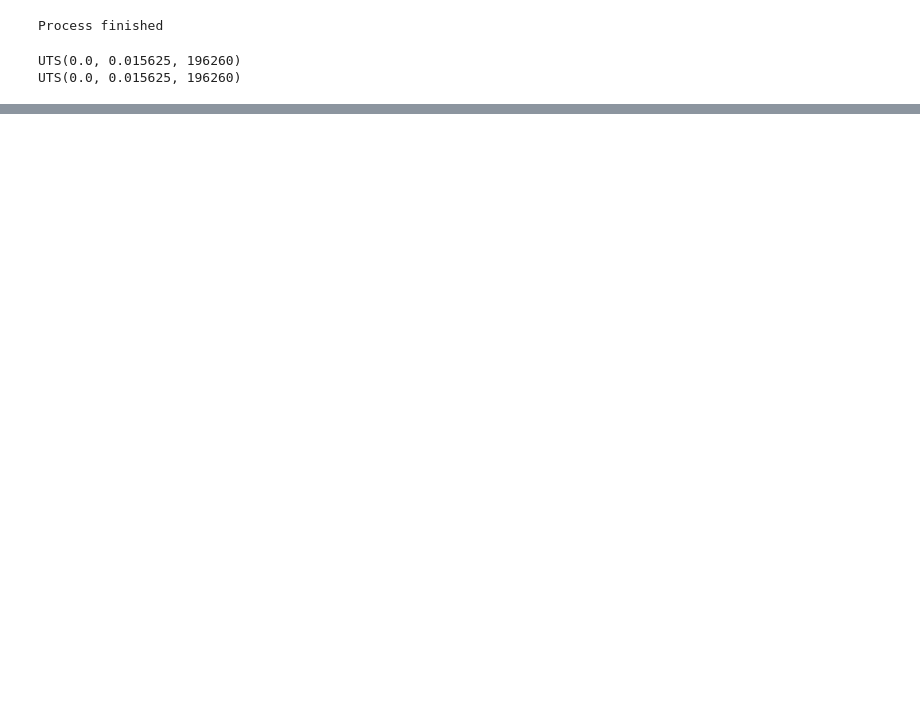
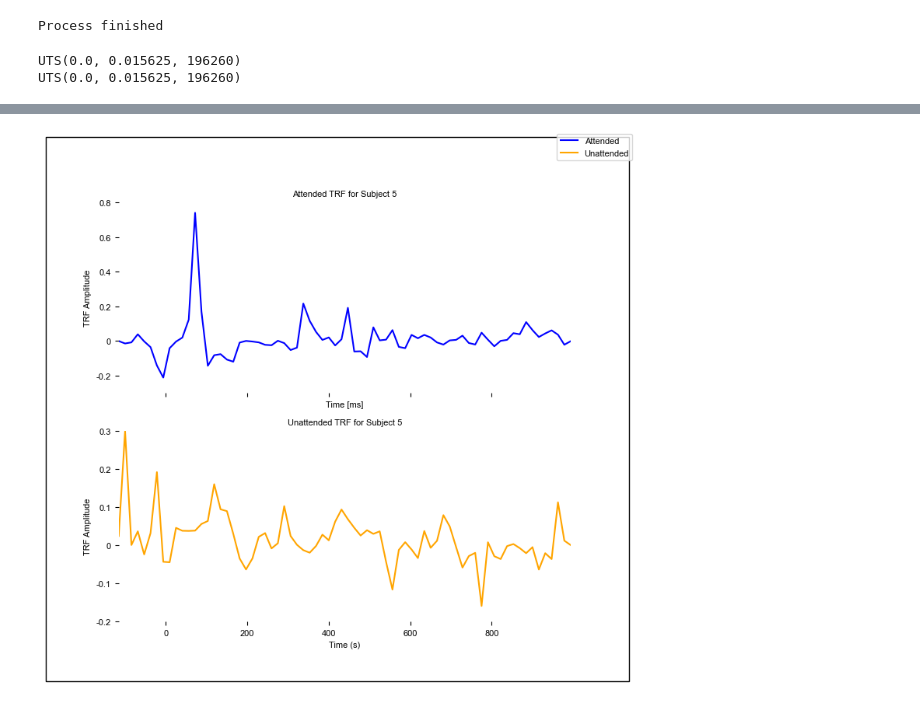
Before and after one commit to sylmester/cocoha, a Jupyter notebook: single-implementation/self-audio-processing.ipynb, the cells around one changed output, grey strips where cells are left out. Drawn from its saved outputs; the diff is of its cells as text; code cells hidden in the pictures; blank space fills up the shorter version.

Commit message:
Added figures to our own audio processing TRFs.

```diff
--- a/single-implementation/self-audio-processing.ipynb
+++ b/single-implementation/self-audio-processing.ipynb
@@ -427,0 +459,23 @@ AttributeError: 'NDVar' object has no attribute 'r'
+# %%
+# Load envelope TRFs for all subjects
+trfs = []
+r_values = []
+
+for subject in SUBJECTS:
+    attended_trf_path = TRF_DIR / subject / f'attended_{subject}_envelope_log_8band.pickle'
+    unattended_trf_path = TRF_DIR / subject / f'unattended_{subject}_envelope_log_8band.pickle'
+
+    if attended_trf_path.exists() and unattended_trf_path.exists():
+        trf_attended = eelbrain.load.unpickle(attended_trf_path)
+        trf_unattended = eelbrain.load.unpickle(unattended_trf_path)
+        trfs.append((trf_attended, trf_unattended))
+
+        r_values.append((trf_attended.r, trf_unattended.r))
+        # Note that r does not take into account the model’s ability to predict the magnitude of the response, only its shape; for a measure that reflects both, consider using proportion_explained.
+
+        print(f"Loaded TRFs for {subject}")
+    else:
+        print(f"TRF files for {subject} not found, skipping.")
+
+
+print(f"Loaded TRFs for {len(trfs)} subjects")
@@ -427,0 +502,23 @@ AttributeError: 'NDVar' object has no attribute 'r'
+# %%
+SUBJECT_NUMBER = 5
+
+attended_trf_mean = trfs[SUBJECT_NUMBER - 1][0].h_scaled.mean('sensor').mean("frequency") # take the mean over sensors and frequencies
+unattended_trf_mean = trfs[SUBJECT_NUMBER - 1][1].h_scaled.mean('sensor').mean("frequency")
+
+# plot the TRFs together in one plot for the first subject with pyplot
+# Setup the figure layout
+fig, axes = pyplot.subplots(2, figsize=(7.5, 7), sharex=True, subplot_kw=dict(frame_on=False))
+eelbrain.plot.UTS(attended_trf_mean, axes=axes[0], color='blue')
+eelbrain.plot.UTS(unattended_trf_mean, axes=axes[1], color='orange')
+
+fig.legend(['Attended', 'Unattended'], loc='upper right')
+axes[0].set_title(f'Attended TRF for Subject {SUBJECT_NUMBER}')
+axes[1].set_title(f'Unattended TRF for Subject {SUBJECT_NUMBER}')
+axes[0].set_ylabel('TRF Amplitude')
+axes[1].set_ylabel('TRF Amplitude')
+axes[1].set_xlabel('Time (s)')
+
+
+eelbrain.plot.figure_outline()
+# %% [output]
+[figure, added]
```
Also changed, not shown: parts of 13 cells of this notebook.
